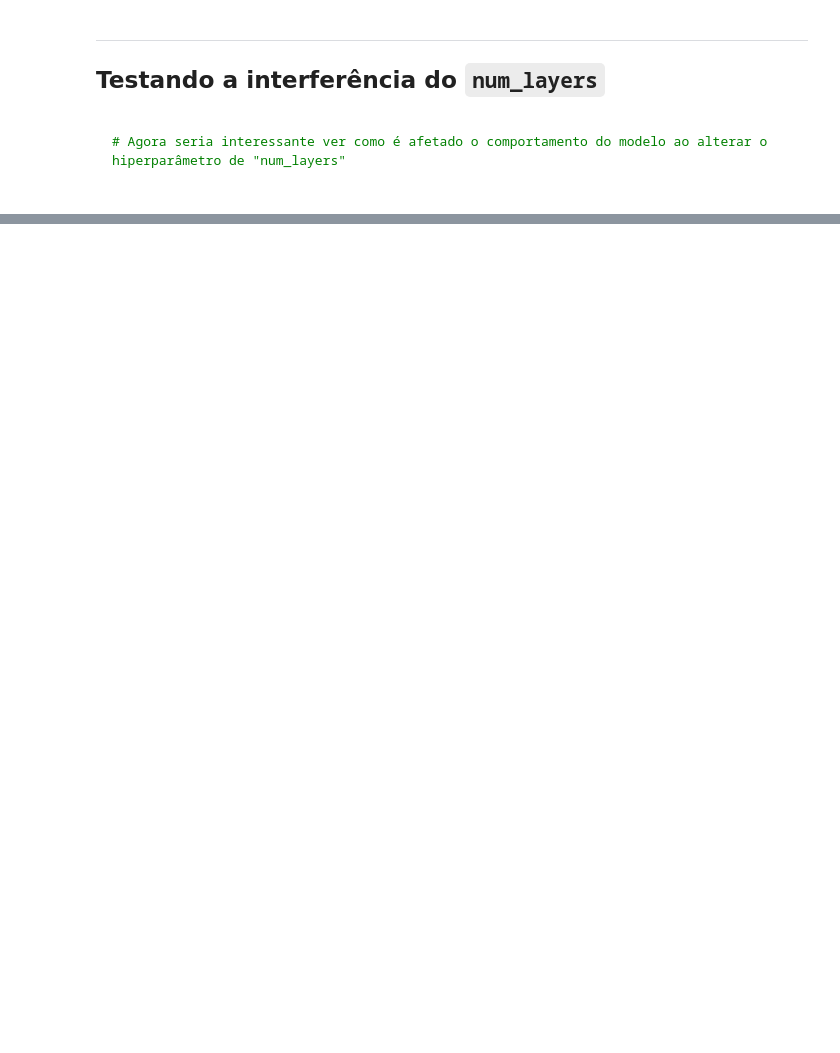
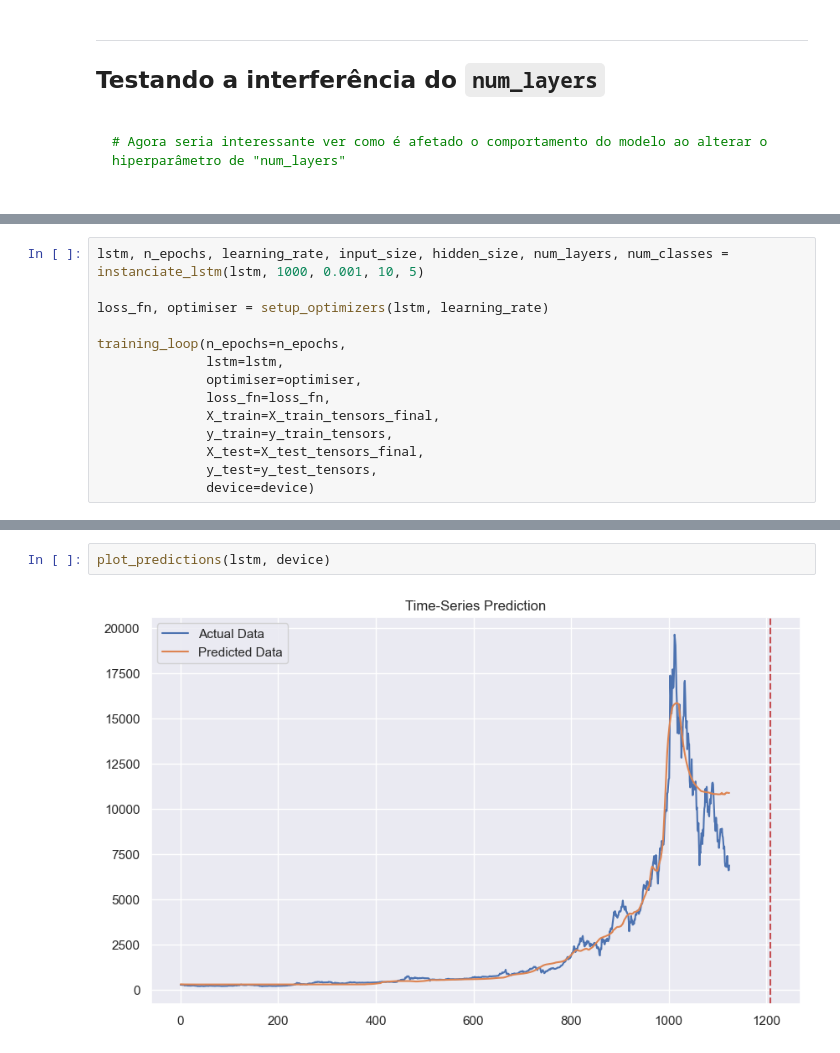
Before and after one commit to FrederickAlmeida/Predict-Bitcoin-Prices-LSTM, a Jupyter notebook: bitcoin predictions.ipynb, the cells around one changed output, grey strips where cells are left out. Cells and saved outputs as stored; diff of their text form; blank space fills up the shorter version.

Commit message:
add more tests

```diff
--- a/bitcoin predictions.ipynb
+++ b/bitcoin predictions.ipynb
@@ -410,0 +501,14 @@ plot_predictions(lstm)
+# %%
+lstm, n_epochs, learning_rate, input_size, hidden_size, num_layers, num_classes = instanciate_lstm(lstm, 1000, 0.001, 10, 5)
+
+loss_fn, optimiser = setup_optimizers(lstm, learning_rate)
+
+training_loop(n_epochs=n_epochs,
+              lstm=lstm,
+              optimiser=optimiser,
+              loss_fn=loss_fn,
+              X_train=X_train_tensors_final,
+              y_train=y_train_tensors,
+              X_test=X_test_tensors_final,
+              y_test=y_test_tensors,
+              device=device)
@@ -410,0 +526,4 @@ plot_predictions(lstm)
+# %%
+plot_predictions(lstm, device)
+# %% [output]
+[figure, added]
```
Also changed, not shown: parts of 40 cells of this notebook, 2 other files.
